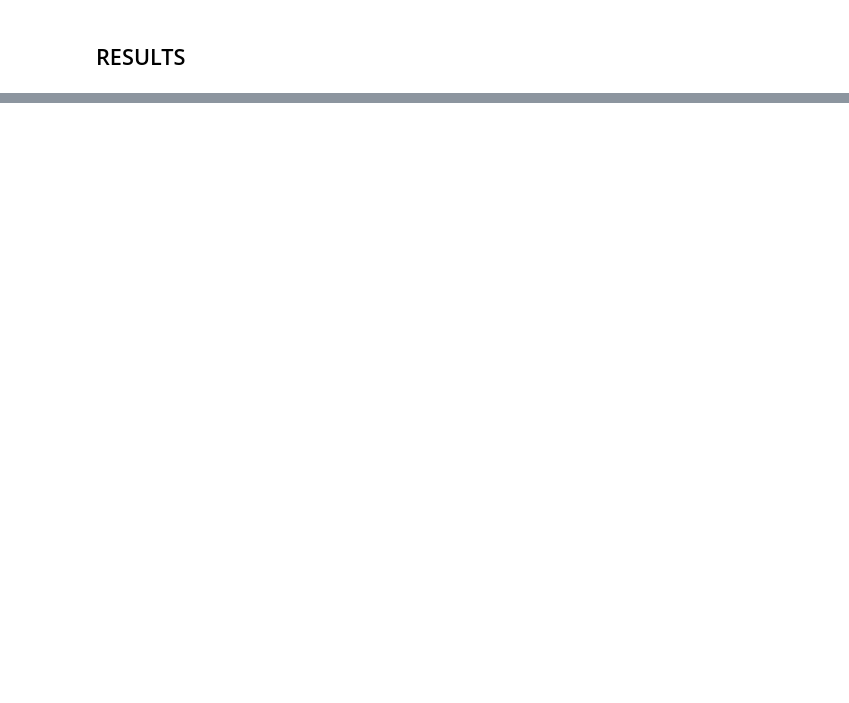
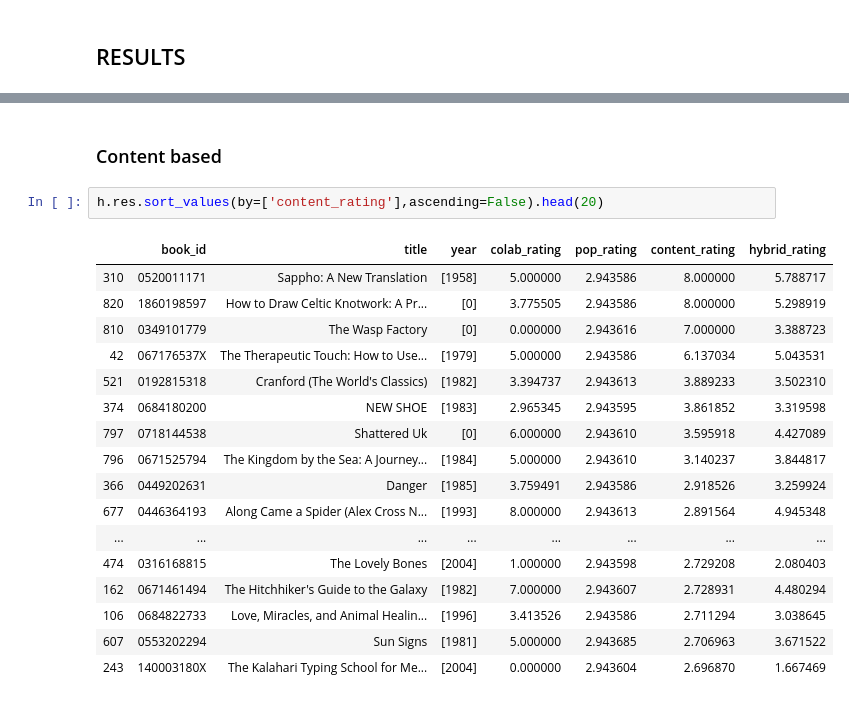
Before and after one commit to mcPear/recommender-systems-playground, a Jupyter notebook: hybrid/HybrydRS.ipynb, the cells around one changed output, grey strips where cells are left out. Drawn from its saved outputs; the diff is of its cells as text; blank space fills up the shorter version.

```diff
--- a/hybrid/HybrydRS.ipynb
+++ b/hybrid/HybrydRS.ipynb
@@ -283,3 +295,25 @@ h.res.head(20)
 | 497 | 0842329129 | Left Behind: A Novel of the Earth... | [1996] | 9.000000 | 2.943586 | 2.502424 | 5.189687 |
 | 283 | 0451523415 | Little Women (Signet Classic) | [1988] | 10.000000 | 2.943586 | 1.490435 | 5.184891 |
 | 38 | 0449005615 | Seabiscuit: An American Legend | [2002] | 10.000000 | 2.943578 | 1.419911 | 5.156680 |
+# %% [markdown]
+### Content based
+# %%
+h.res.sort_values(by=['content_rating'],ascending=False).head(20)
+# %% [output]
+|  | book_id | title | year | colab_rating | pop_rating | content_rating | hybrid_rating |
+| 310 | 0520011171 | Sappho: A New Translation | [1958] | 5.000000 | 2.943586 | 8.000000 | 5.788717 |
+| 820 | 1860198597 | How to Draw Celtic Knotwork: A Pr... | [0] | 3.775505 | 2.943586 | 8.000000 | 5.298919 |
+| 810 | 0349101779 | The Wasp Factory | [0] | 0.000000 | 2.943616 | 7.000000 | 3.388723 |
+| 42 | 067176537X | The Therapeutic Touch: How to Use... | [1979] | 5.000000 | 2.943586 | 6.137034 | 5.043531 |
+| 521 | 0192815318 | Cranford (The World's Classics) | [1982] | 3.394737 | 2.943613 | 3.889233 | 3.502310 |
+| 374 | 0684180200 | NEW SHOE | [1983] | 2.965345 | 2.943595 | 3.861852 | 3.319598 |
+| 797 | 0718144538 | Shattered Uk | [0] | 6.000000 | 2.943610 | 3.595918 | 4.427089 |
+| 796 | 0671525794 | The Kingdom by the Sea: A Journey... | [1984] | 5.000000 | 2.943610 | 3.140237 | 3.844817 |
+| 366 | 0449202631 | Danger | [1985] | 3.759491 | 2.943586 | 2.918526 | 3.259924 |
+| 677 | 0446364193 | Along Came a Spider (Alex Cross N... | [1993] | 8.000000 | 2.943613 | 2.891564 | 4.945348 |
+| ... | ... | ... | ... | ... | ... | ... | ... |
+| 474 | 0316168815 | The Lovely Bones | [2004] | 1.000000 | 2.943598 | 2.729208 | 2.080403 |
+| 162 | 0671461494 | The Hitchhiker's Guide to the Galaxy | [1982] | 7.000000 | 2.943607 | 2.728931 | 4.480294 |
+| 106 | 0684822733 | Love, Miracles, and Animal Healin... | [1996] | 3.413526 | 2.943586 | 2.711294 | 3.038645 |
+| 607 | 0553202294 | Sun Signs | [1981] | 5.000000 | 2.943685 | 2.706963 | 3.671522 |
+| 243 | 140003180X | The Kalahari Typing School for Me... | [2004] | 0.000000 | 2.943604 | 2.696870 | 1.667469 |
```
Also changed, not shown: parts of 8 cells of this notebook.
